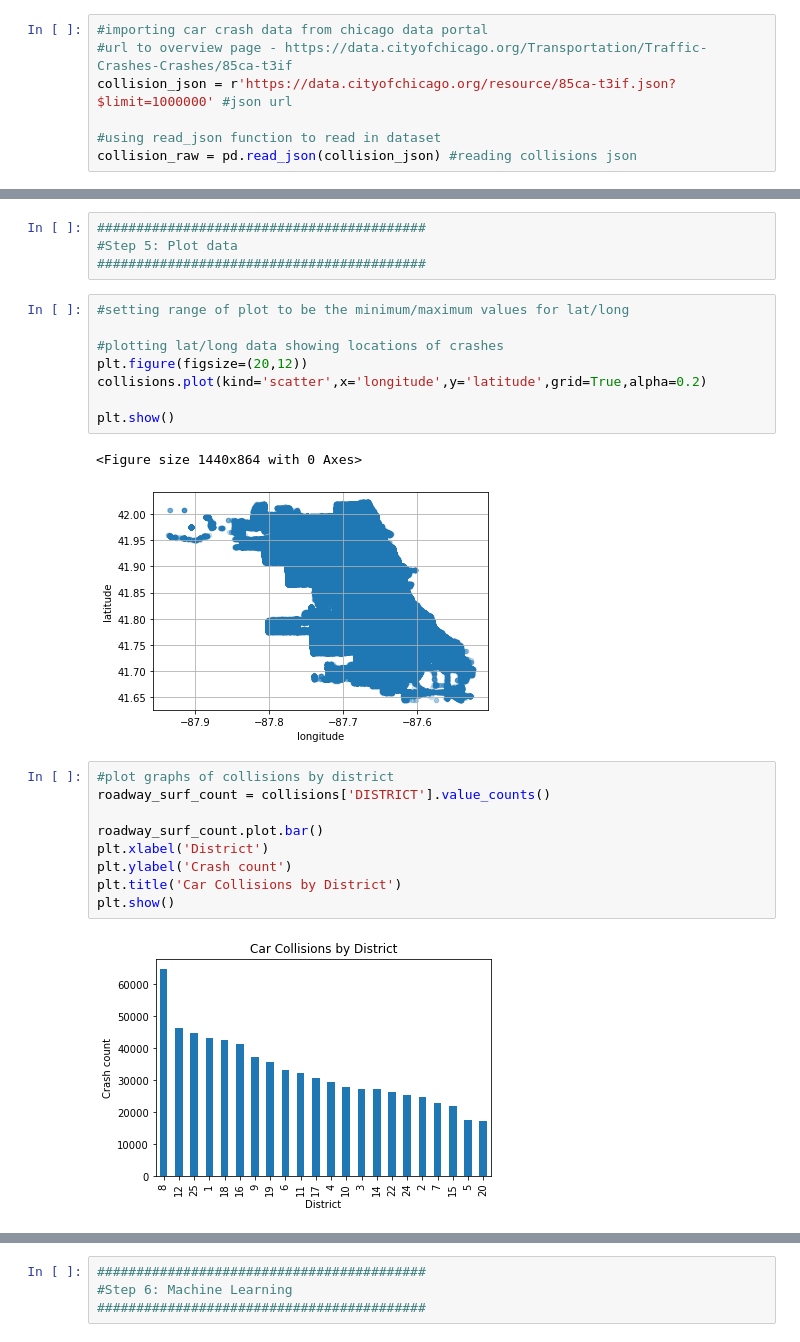
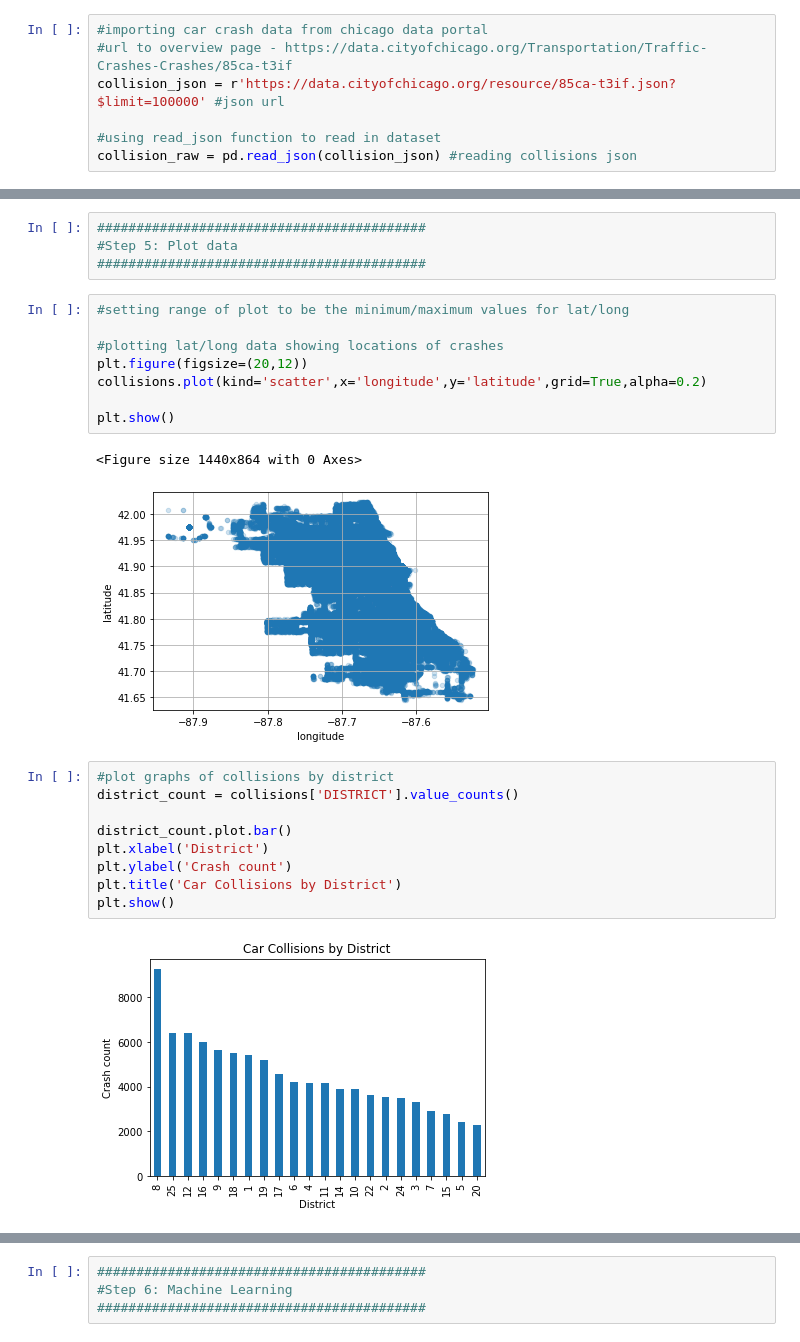
Before and after one commit to jlenehan/Chicago_Dispatch_Classification, a Jupyter notebook: UCDPA_JohnLenehan.ipynb, the cells around one changed output, grey strips where cells are left out. Drawn from its saved outputs; the diff is of its cells as text.

```diff
--- a/UCDPA_JohnLenehan.ipynb
+++ b/UCDPA_JohnLenehan.ipynb
@@ -40,7 +40,7 @@ os.chdir(directory)
 # %%
 #importing car crash data from chicago data portal
 #url to overview page - https://data.cityofchicago.org/Transportation/Traffic-Crashes-Crashes/85ca-t3if
-collision_json = r'https://data.cityofchicago.org/resource/85ca-t3if.json?$limit=1000000' #json url
+collision_json = r'https://data.cityofchicago.org/resource/85ca-t3if.json?$limit=100000' #json url
 
 #using read_json function to read in dataset
 collision_raw = pd.read_json(collision_json) #reading collisions json
@@ -308,18 +308,18 @@ collisions.plot(kind='scatter',x='longitude',y='latitude',grid=True,alpha=0.2)
 plt.show()
 # %% [output]
 <Figure size 1440x864 with 0 Axes>
-[figure, old version]
+[figure, new version]
 # %%
 #plot graphs of collisions by district
-roadway_surf_count = collisions['DISTRICT'].value_counts()
+district_count = collisions['DISTRICT'].value_counts()
 
-roadway_surf_count.plot.bar()
+district_count.plot.bar()
 plt.xlabel('District')
 plt.ylabel('Crash count')
 plt.title('Car Collisions by District')
 plt.show()
 # %% [output]
-[figure, old version]
+[figure, new version]
 # %%
 #plot graphs of crash type
 crash_type_count = collisions['crash_type'].value_counts()
```
Also changed, not shown: parts of 36 cells of this notebook.
